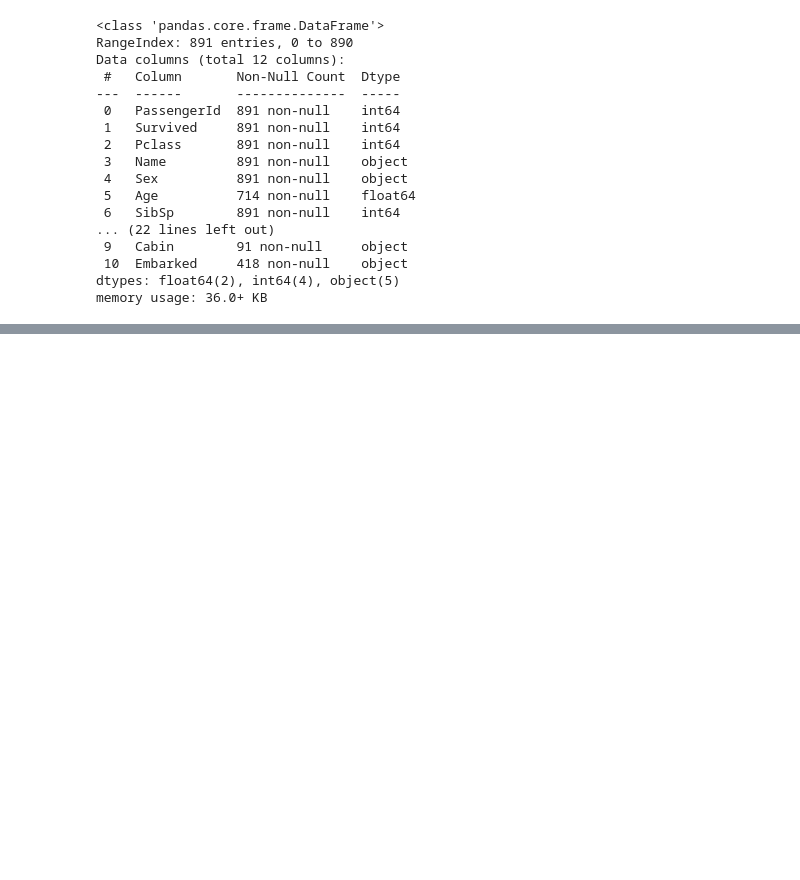
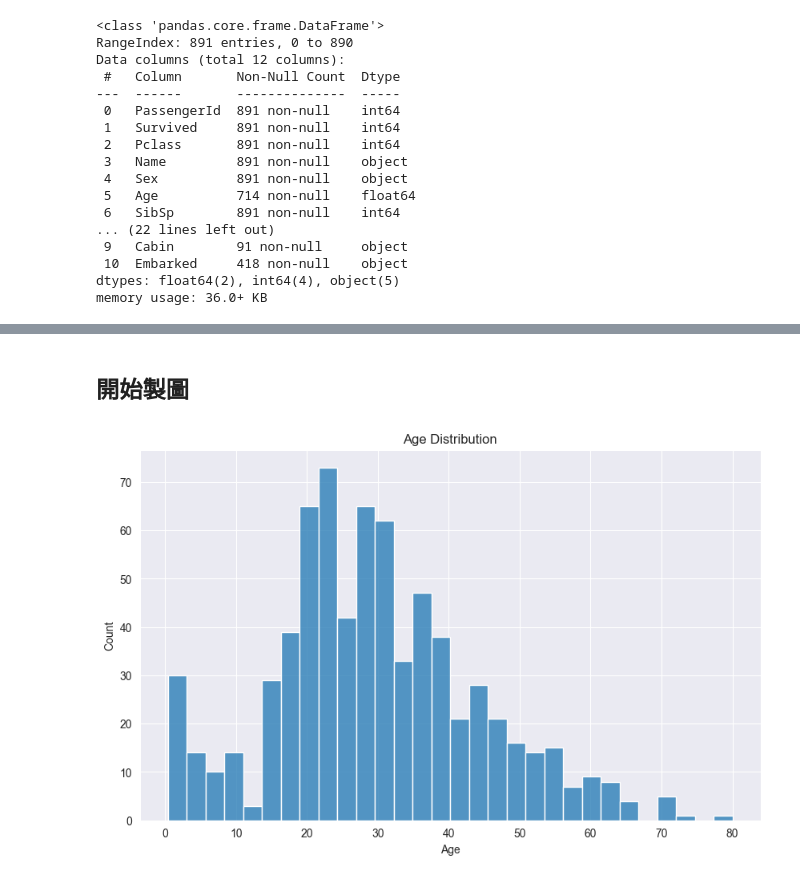
Before and after one commit to hank1224/simlab113-summer-train, a Jupyter notebook: 0716/data-visualization/homework/m11351002-data-visualiztaion.ipynb, the cells around one changed output, grey strips where cells are left out. Drawn from its saved outputs; the diff is of its cells as text; code cells hidden in the pictures; blank space fills up the shorter version.

```diff
--- a/0716/data-visualization/homework/m11351002-data-visualiztaion.ipynb
+++ b/0716/data-visualization/homework/m11351002-data-visualiztaion.ipynb
@@ -64,0 +133,10 @@ AttributeError: 'list' object has no attribute 'dropna'
+# %% [markdown]
+## 開始製圖
+# %%
+# 年齡分佈直方圖
+plt.figure(figsize=(10,6))
+sns.histplot(train_df['Age'].dropna(), kde=False, bins=30)
+plt.title('Age Distribution')
+plt.show()
+# %% [output]
+[figure, added]
```
Also changed, not shown: parts of 15 cells of this notebook.
